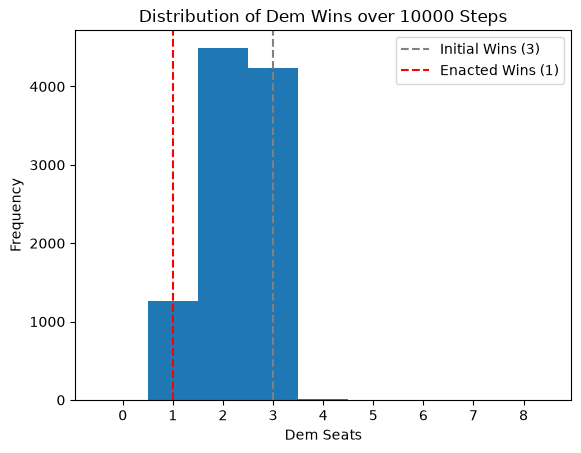
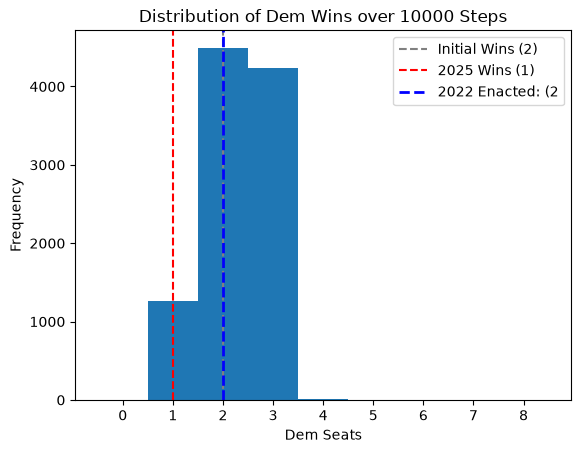
The notebook cell's code change between the first figure and the second:
--- before
+++ after
@@ -12,5 +12,7 @@
 # initial wins line
 initial_wins = count_dem_wins(initial_partition)
-enacted_wins = count_dem_wins(enacted_map)
+wins_2025 = count_dem_wins(enacted_2025)
+wins_2022 = count_dem_wins(enacted_2022)
+
 plt.axvline(
     x=initial_wins, 
@@ -20,8 +22,16 @@
 
 plt.axvline(
-    x=enacted_wins, 
+    x=wins_2025, 
     color='red', 
     linestyle='dashed', 
-    label=f'Enacted Wins ({enacted_wins})')
+    label=f'2025 Wins ({wins_2025})')
+
+plt.axvline(
+    x = wins_2022,
+    color="blue",
+    linestyle="dashed",
+    linewidth=2,
+    label=f"2022 Enacted: ({wins_2022}",
+)
 
 

Commit: plotting for 2022 vs 2025